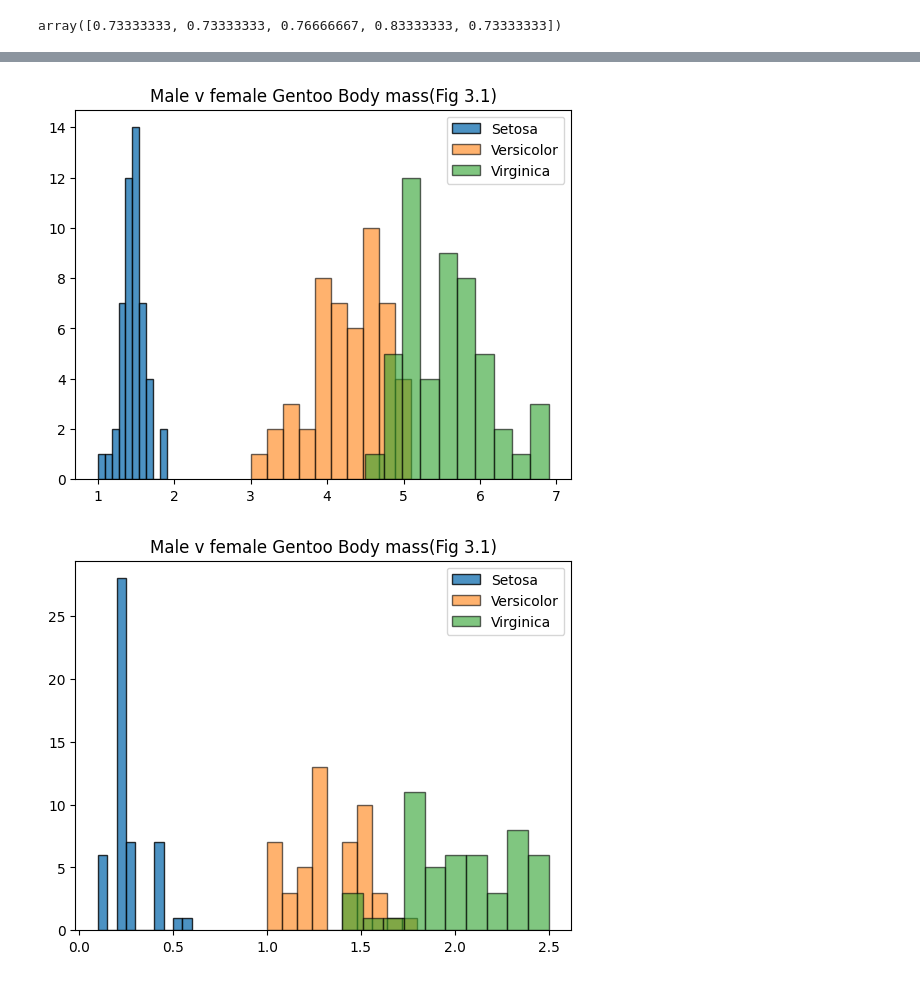
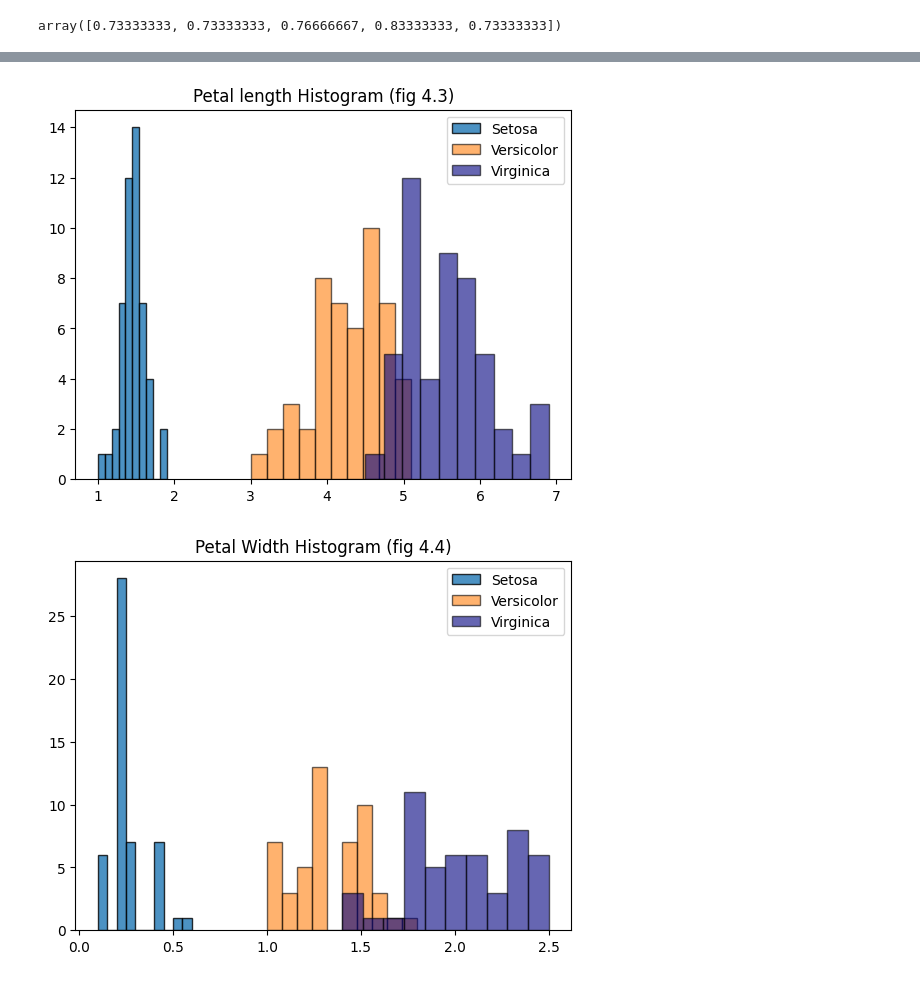
Before and after one commit to RochejamieGMIT/MachineLearning, a Jupyter notebook: tasks.ipynb, the cells around one changed output, grey strips where cells are left out. Cells and saved outputs as stored; diff of their text form; code cells hidden in the pictures.

```diff
--- a/tasks.ipynb
+++ b/tasks.ipynb
@@ -429,20 +435,20 @@ IrisVirginicaGroup = df[df["species"].isin(['virginica'])]
 # %%
 # https://www.geeksforgeeks.org/how-to-plot-two-histograms-together-in-matplotlib/
 plt.hist(IrisSetosaGroup['petal_length'], label="Setosa",alpha=.8,edgecolor="Black")
 plt.hist(IrisVersicolorGroup['petal_length'],label="Versicolor",alpha=.6,edgecolor="Black")
-plt.hist(IrisVirginicaGroup['petal_length'],label="Virginica",alpha=.6,edgecolor="Black")
+plt.hist(IrisVirginicaGroup['petal_length'],label="Virginica",alpha=.6,color = "navy",edgecolor="Black")
 plt.legend()
-plt.title('Male v female Gentoo Body mass(Fig 3.1)')
+plt.title('Petal length Histogram (fig 4.3)')
 plt.show()
 # %% [output]
-[figure, old version]
+[figure, new version]
 # %%
 # https://www.geeksforgeeks.org/how-to-plot-two-histograms-together-in-matplotlib/
 plt.hist(IrisSetosaGroup['petal_width'], label="Setosa",alpha=.8,edgecolor="Black")
 plt.hist(IrisVersicolorGroup['petal_width'],label="Versicolor",alpha=.6,edgecolor="Black")
-plt.hist(IrisVirginicaGroup['petal_width'],label="Virginica",alpha=.6,edgecolor="Black")
+plt.hist(IrisVirginicaGroup['petal_width'],label="Virginica",alpha=.6,color = "navy",edgecolor="Black")
 plt.legend()
-plt.title('Male v female Gentoo Body mass(Fig 3.1)')
+plt.title('Petal Width Histogram (fig 4.4)')
 plt.show()
 # %% [output]
-[figure, old version]
+[figure, new version]
```
Also changed, not shown: parts of 8 cells of this notebook.
